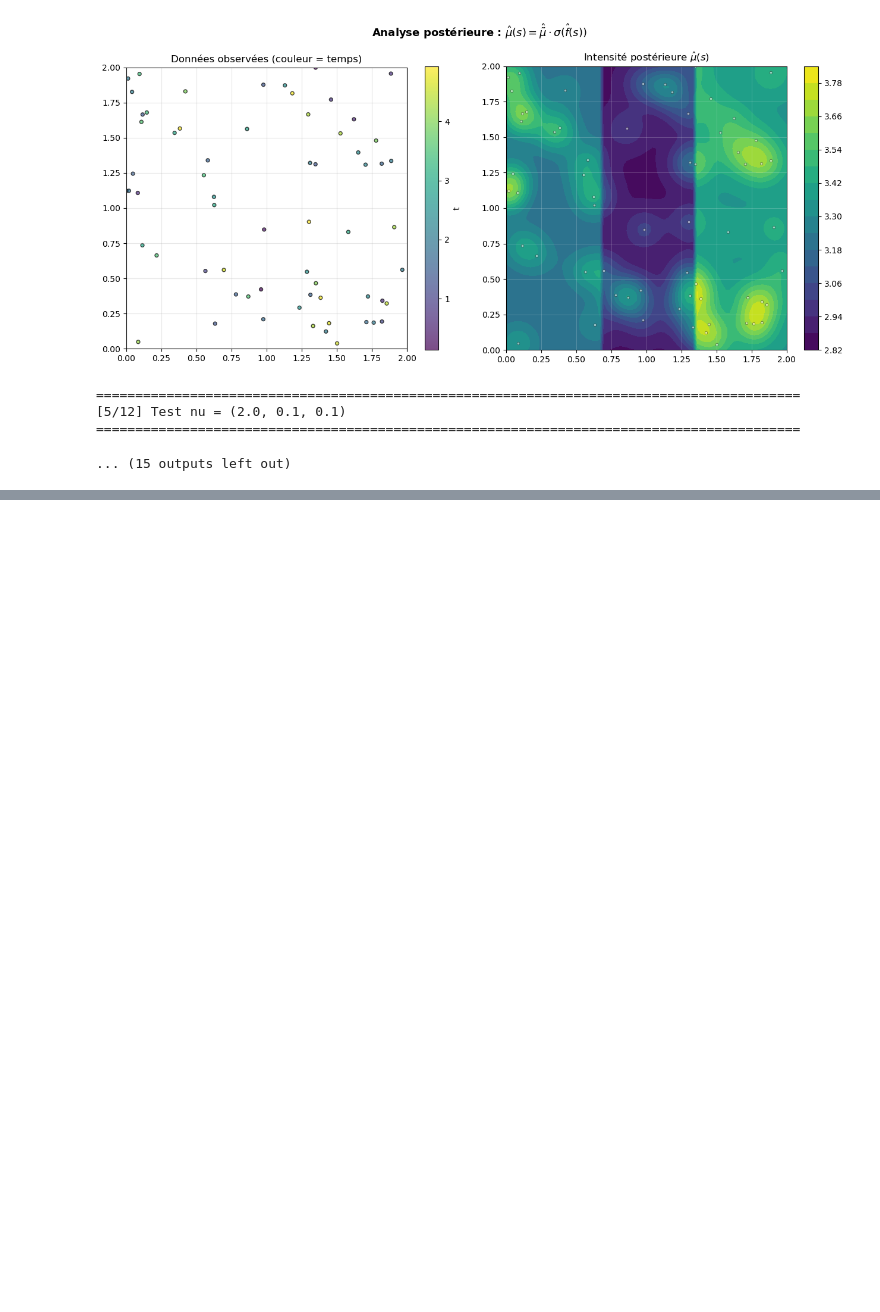
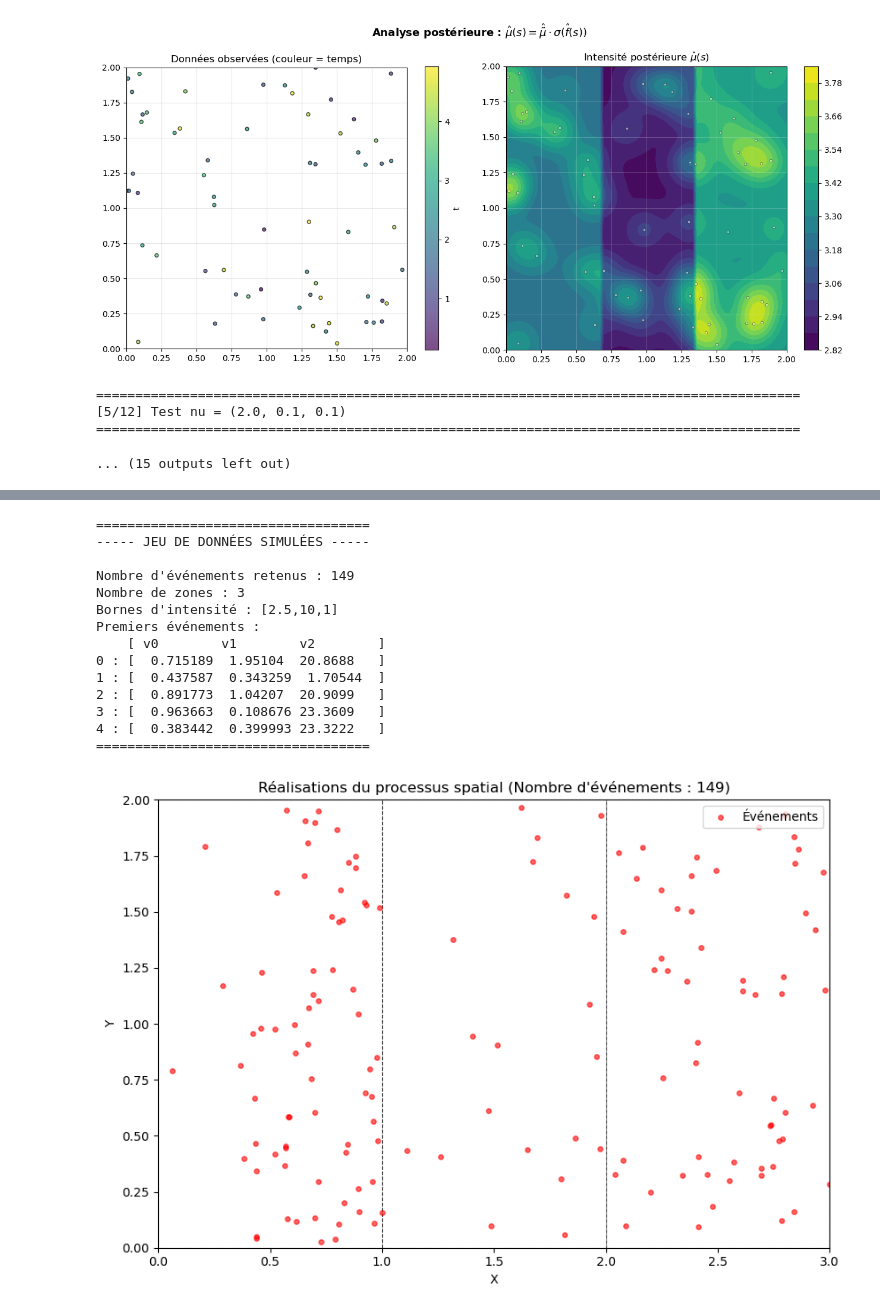
Before and after one commit to IbraSey/phdseydi, a Jupyter notebook: spatial_density_estimation/gp_spatial/brouillon_gp_spatial.ipynb, the cells around one changed output, grey strips where cells are left out. Saved outputs shown, nothing was run; the diff lists cells and outputs as text; code cells hidden in the pictures; blank space fills up the shorter version.

```diff
--- a/spatial_density_estimation/gp_spatial/brouillon_gp_spatial.ipynb
+++ b/spatial_density_estimation/gp_spatial/brouillon_gp_spatial.ipynb
@@ -2436,0 +2519,40 @@ sampler.plot_acf(results)
+# %%
+def f_zone_1(x, y):
+    return 2.0 * x
+
+def f_zone_2(x, y):
+    return np.sin(x - 1)
+
+def f_zone_3(x, y):
+    return np.ones_like(x)
+
+
+f = [f_zone_1, f_zone_2, f_zone_3]
+mus = [2.5, 10.0, 1.0]
+
+X, zones, X_b, Y_b, T = generate_data_bis(
+    X_bounds=(0.0, 3.0),
+    n_cols=3,
+    T = 30.0,
+    mus=mus,
+    f=f,
+    rng_seed=0
+)
+
+plot_poisson_zones_data_bis(X, zones, X_b, Y_b)
+# %% [output]
+===================================
+----- JEU DE DONNÉES SIMULÉES -----
+
+Nombre d'événements retenus : 149
+Nombre de zones : 3
+Bornes d'intensité : [2.5,10,1]
+Premiers événements :
+    [ v0        v1        v2        ]
+0 : [  0.715189  1.95104  20.8688   ]
+1 : [  0.437587  0.343259  1.70544  ]
+2 : [  0.891773  1.04207  20.9099   ]
+3 : [  0.963663  0.108676 23.3609   ]
+4 : [  0.383442  0.399993 23.3222   ]
+===================================
+[figure, added]
```
Also changed, not shown: parts of 23 cells of this notebook, 7 other files.
